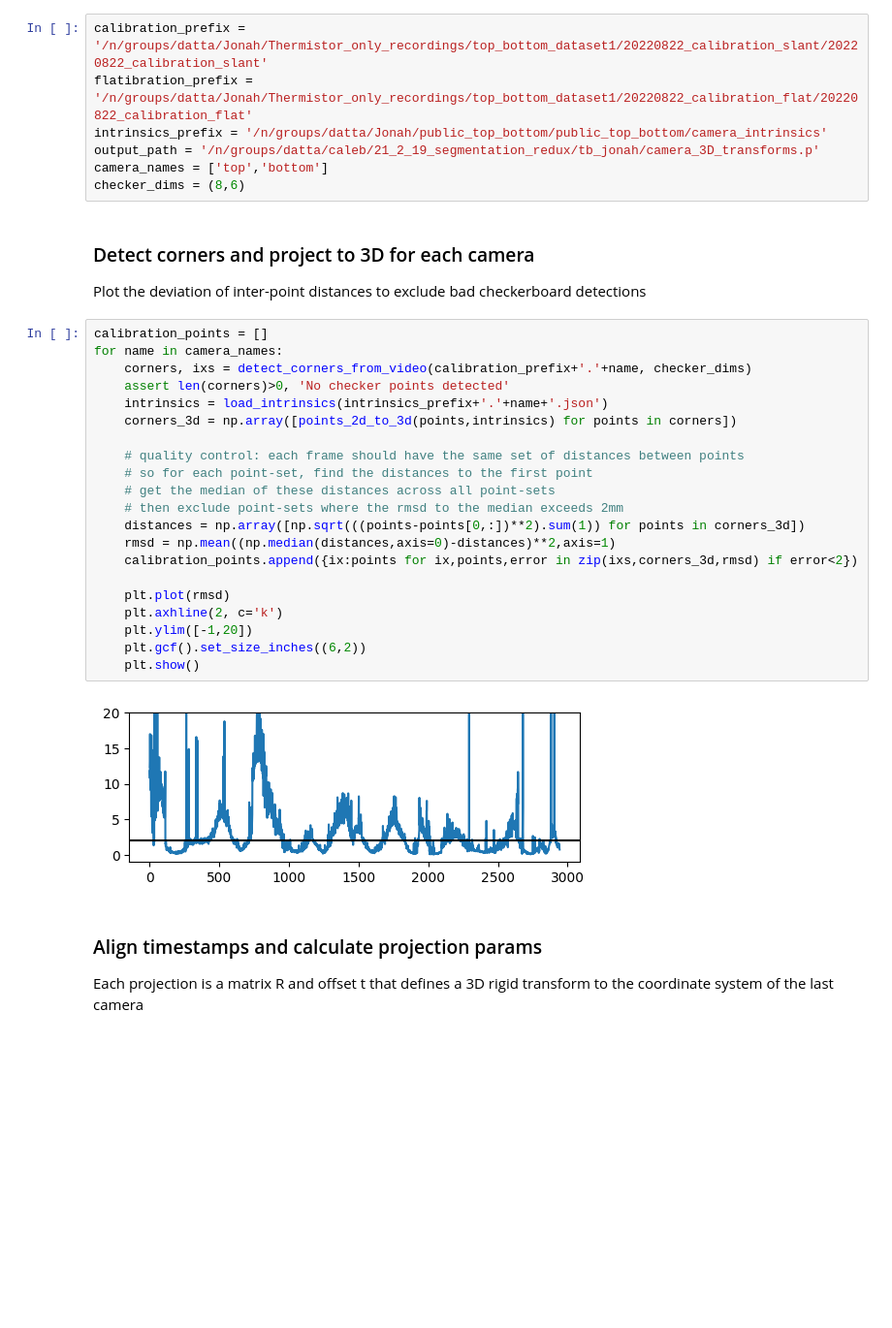
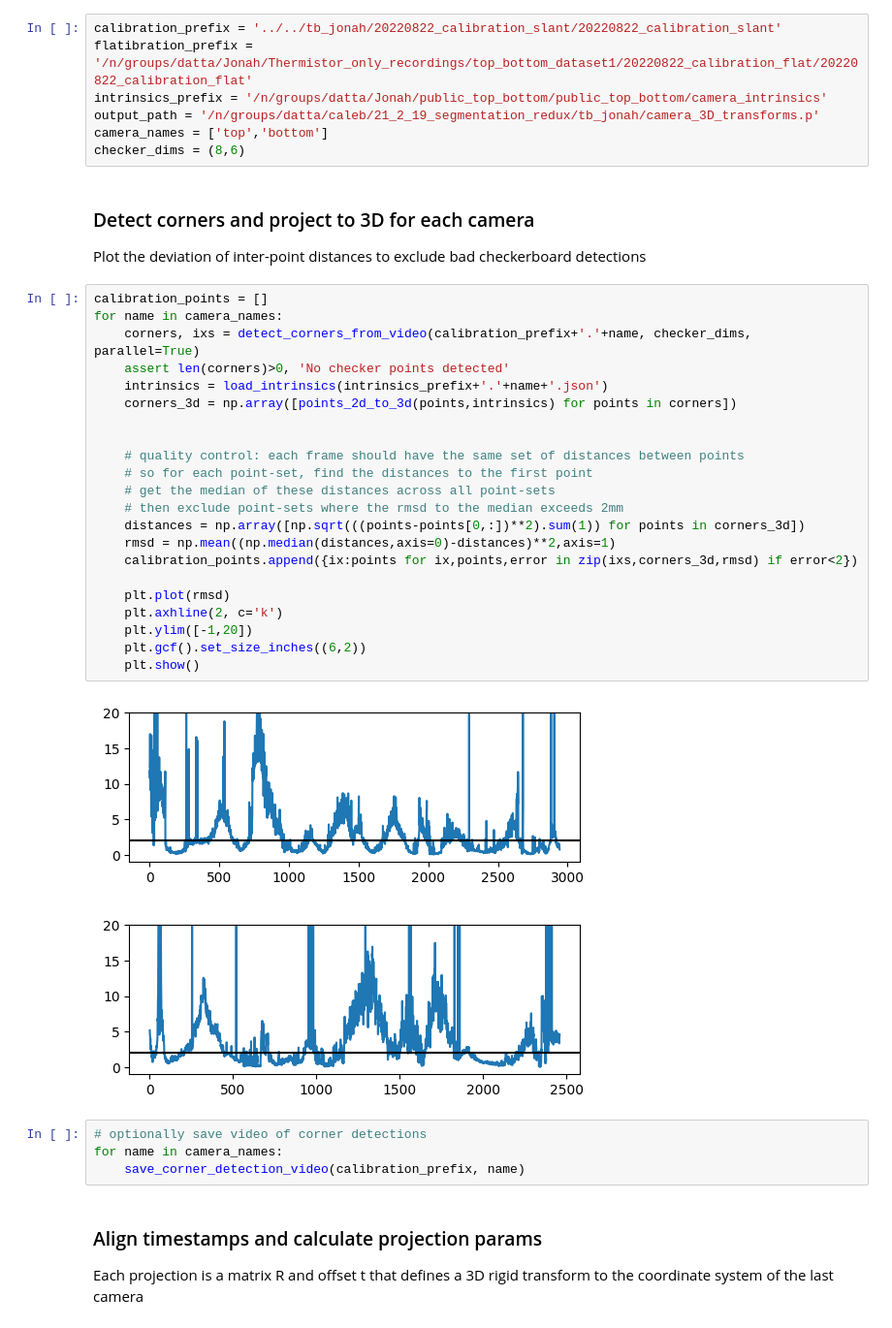
Before and after one commit to calebweinreb/top-bottom-moseq, a Jupyter notebook: notebooks/calibrate.ipynb, the cells around one changed output. Shown at 97% size. Saved outputs shown, nothing was run; the diff lists cells and outputs as text; blank space fills up the shorter version.

Commit message:
added function for making corner detection videos

```diff
--- a/notebooks/calibrate.ipynb
+++ b/notebooks/calibrate.ipynb
@@ -9,7 +9,7 @@ from top_bottom_moseq.calibration import *
 # %% [markdown]
 ### Define params
 # %%
-calibration_prefix = '/n/groups/datta/Jonah/Thermistor_only_recordings/top_bottom_dataset1/20220822_calibration_slant/20220822_calibration_slant'
+calibration_prefix = '../../tb_jonah/20220822_calibration_slant/20220822_calibration_slant'
 flatibration_prefix = '/n/groups/datta/Jonah/Thermistor_only_recordings/top_bottom_dataset1/20220822_calibration_flat/20220822_calibration_flat'
 intrinsics_prefix = '/n/groups/datta/Jonah/public_top_bottom/public_top_bottom/camera_intrinsics'
 output_path = '/n/groups/datta/caleb/21_2_19_segmentation_redux/tb_jonah/camera_3D_transforms.p'
@@ -21,26 +21,32 @@ Plot the deviation of inter-point distances to exclude bad checkerboard detectio
 # %%
 calibration_points = []
 for name in camera_names:
-    corners, ixs = detect_corners_from_video(calibration_prefix+'.'+name, checker_dims)
+    corners, ixs = detect_corners_from_video(calibration_prefix+'.'+name, checker_dims, parallel=True)
     assert len(corners)>0, 'No checker points detected'
     intrinsics = load_intrinsics(intrinsics_prefix+'.'+name+'.json')
     corners_3d = np.array([points_2d_to_3d(points,intrinsics) for points in corners])
+
 
     # quality control: each frame should have the same set of distances between points
     # so for each point-set, find the distances to the first point
     # get the median of these distances across all point-sets
     # then exclude point-sets where the rmsd to the median exceeds 2mm
     distances = np.array([np.sqrt(((points-points[0,:])**2).sum(1)) for points in corners_3d])
     rmsd = np.mean((np.median(distances,axis=0)-distances)**2,axis=1)
     calibration_points.append({ix:points for ix,points,error in zip(ixs,corners_3d,rmsd) if error<2})
 
     plt.plot(rmsd)
     plt.axhline(2, c='k')
     plt.ylim([-1,20])
     plt.gcf().set_size_inches((6,2))
     plt.show()
 # %% [output]
 [figure]
+[figure, added]
+# %%
+# optionally save video of corner detections
+for name in camera_names:
+    save_corner_detection_video(calibration_prefix, name)
 # %% [markdown]
 ### Align timestamps and calculate projection params
 Each projection is a matrix R and offset t that defines a 3D rigid transform to the coordinate system of the last camera
```
Also changed, not shown: 1 other file.
